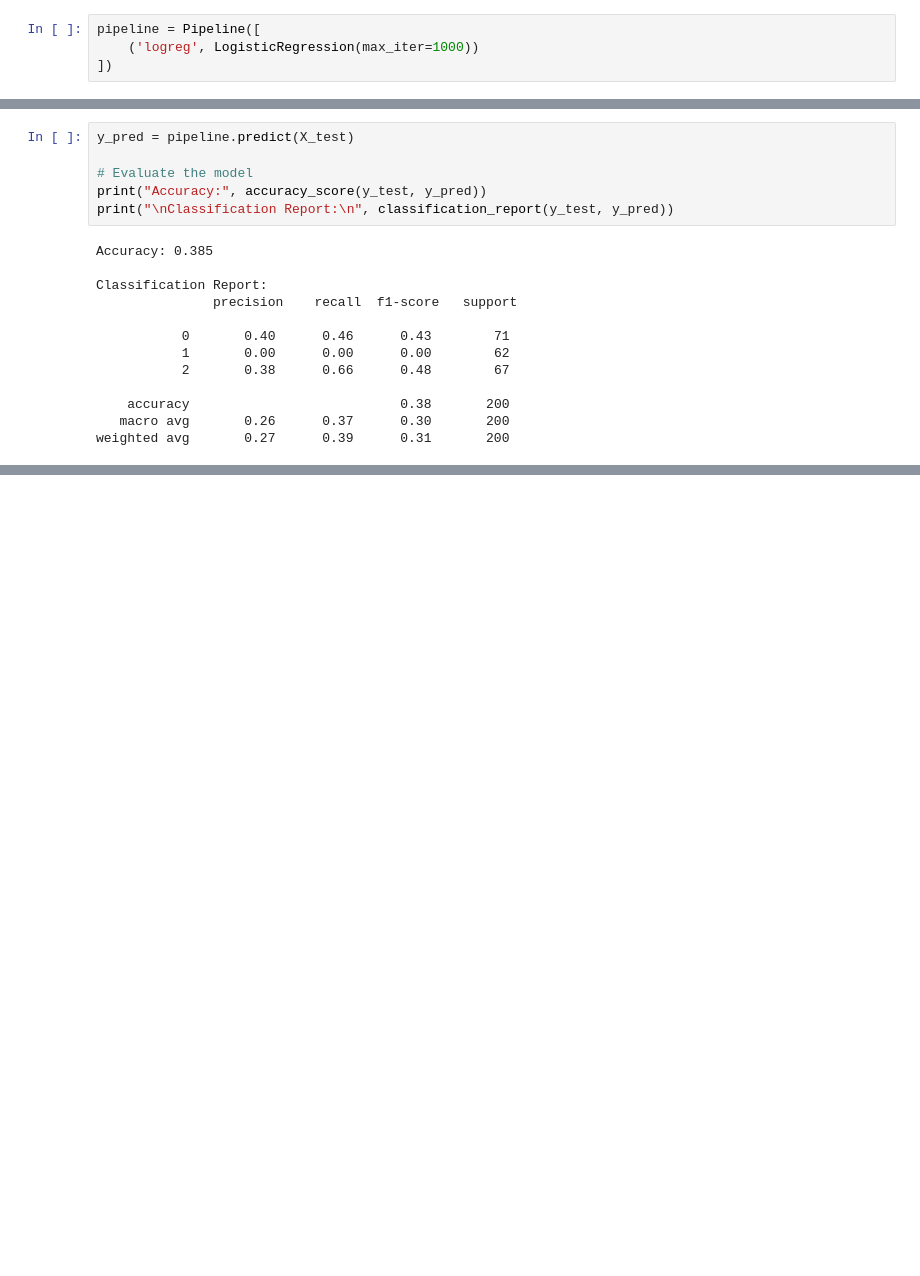
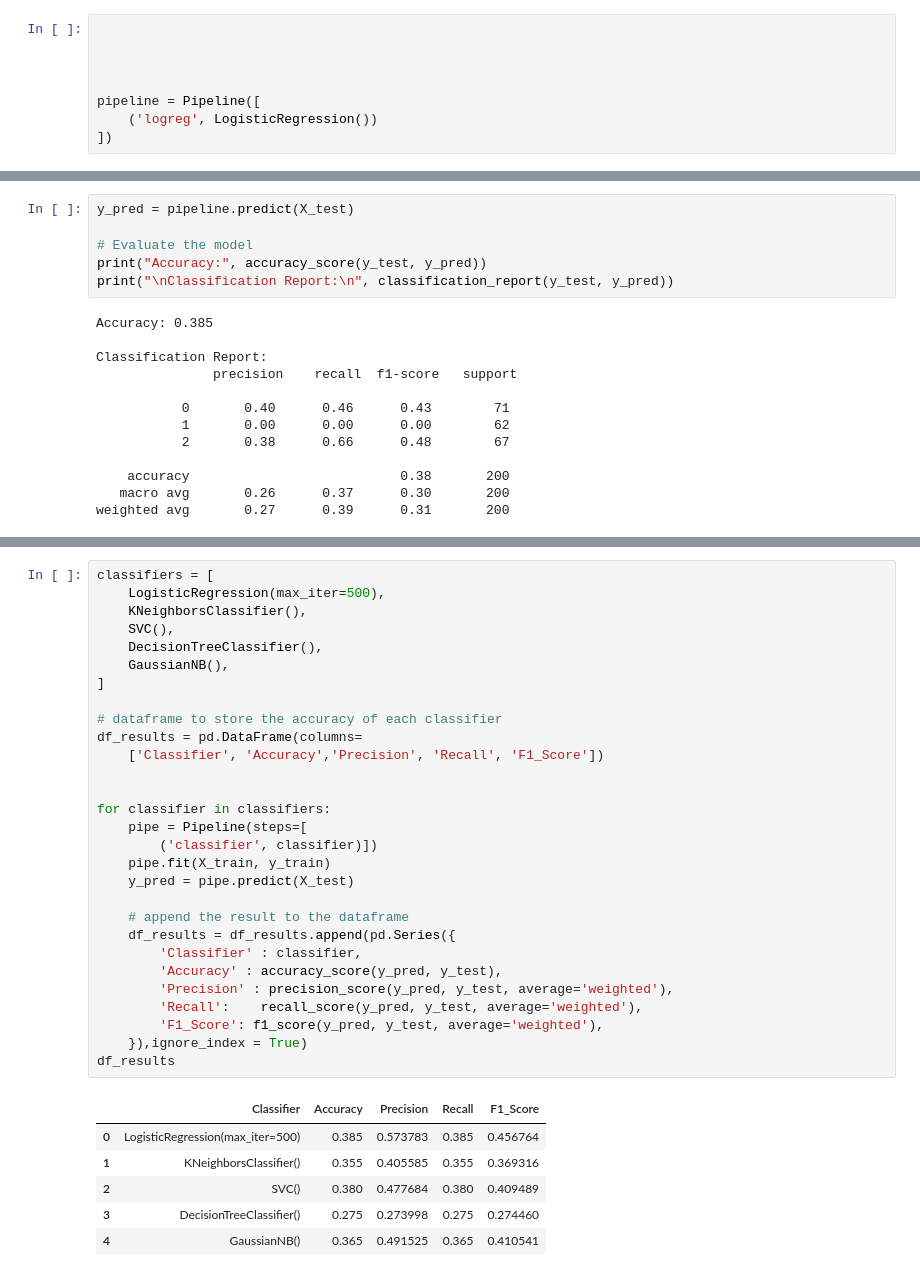
Before and after one commit to rkadey/wine_classification, a Jupyter notebook: notebooks/eda.ipynb, the cells around one changed output, grey strips where cells are left out. Cells and saved outputs as stored; diff of their text form; blank space fills up the shorter version.

```diff
--- a/notebooks/eda.ipynb
+++ b/notebooks/eda.ipynb
@@ -127,8 +127,12 @@ X_train.shape, X_test.shape
 # %% [output]
 ((800, 4), (200, 4))
 # %%
+
+
+
+
 pipeline = Pipeline([
-    ('logreg', LogisticRegression(max_iter=1000))
+    ('logreg', LogisticRegression())
 ])
 # %%
 pipeline.fit(X_train, y_train)
@@ -155,0 +173,36 @@ weighted avg       0.27      0.39      0.31       200
+# %%
+classifiers = [
+    LogisticRegression(max_iter=500),
+    KNeighborsClassifier(),
+    SVC(),
+    DecisionTreeClassifier(),
+    GaussianNB(),
+]
+
+# dataframe to store the accuracy of each classifier
+df_results = pd.DataFrame(columns=
+    ['Classifier', 'Accuracy','Precision', 'Recall', 'F1_Score'])
+
+
+for classifier in classifiers:
+    pipe = Pipeline(steps=[
+        ('classifier', classifier)])
+    pipe.fit(X_train, y_train)
+    y_pred = pipe.predict(X_test)
+
+    # append the result to the dataframe
+    df_results = df_results.append(pd.Series({
+        'Classifier' : classifier,
+        'Accuracy' : accuracy_score(y_pred, y_test),
+        'Precision' : precision_score(y_pred, y_test, average='weighted'),
+        'Recall':    recall_score(y_pred, y_test, average='weighted'),
+        'F1_Score': f1_score(y_pred, y_test, average='weighted'),
+    }),ignore_index = True)
+df_results
+# %% [output]
+|  | Classifier | Accuracy | Precision | Recall | F1_Score |
+| 0 | LogisticRegression(max_iter=500) | 0.385 | 0.573783 | 0.385 | 0.456764 |
+| 1 | KNeighborsClassifier() | 0.355 | 0.405585 | 0.355 | 0.369316 |
+| 2 | SVC() | 0.380 | 0.477684 | 0.380 | 0.409489 |
+| 3 | DecisionTreeClassifier() | 0.275 | 0.273998 | 0.275 | 0.274460 |
+| 4 | GaussianNB() | 0.365 | 0.491525 | 0.365 | 0.410541 |
```
Also changed, not shown: parts of 3 cells of this notebook.
